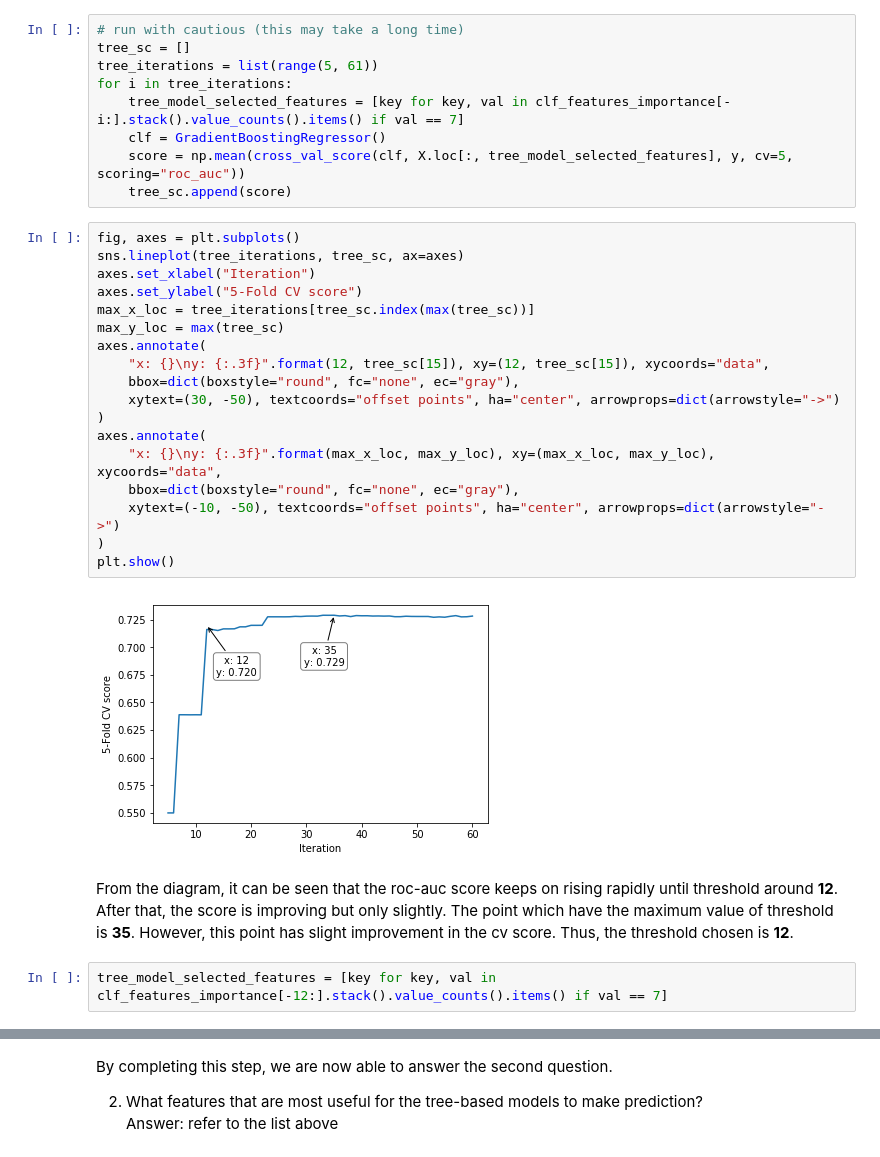
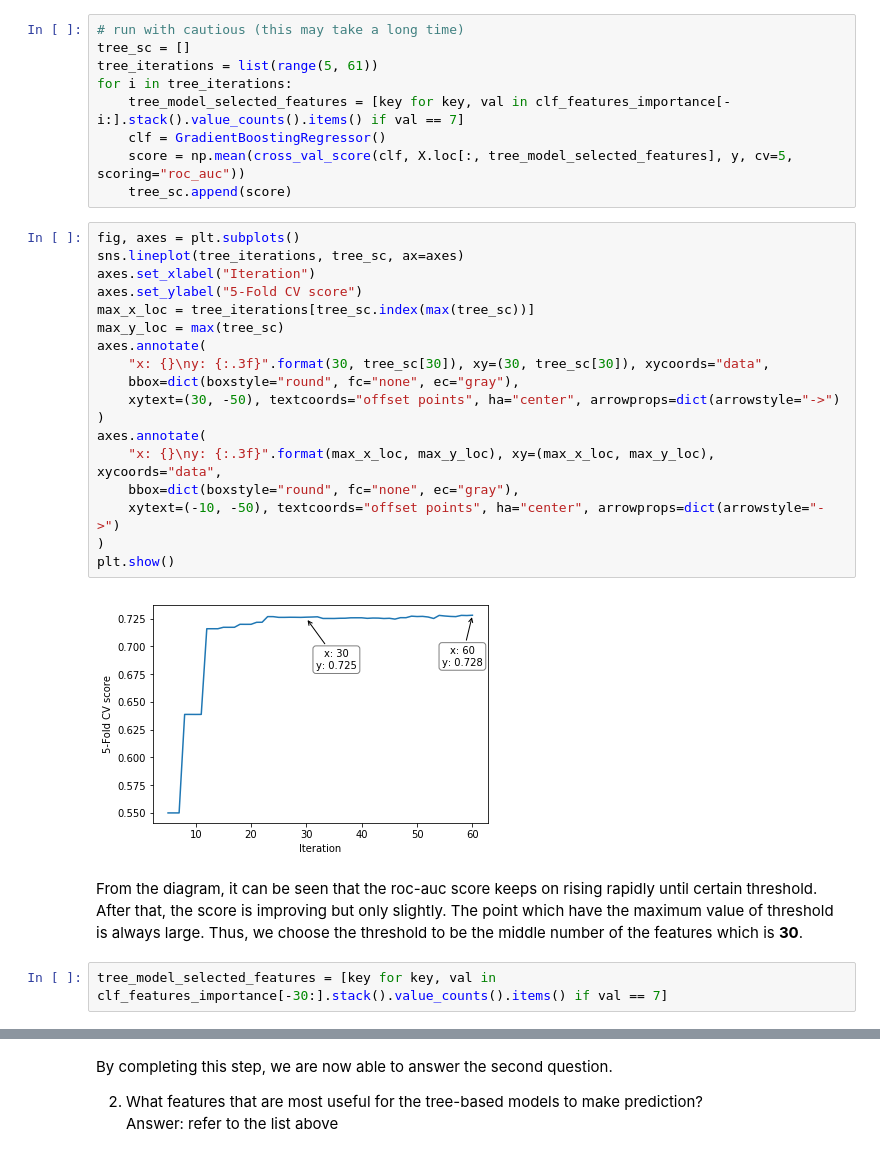
Before and after one commit to erichooi/Grab-AI-For-S.E.A., a Jupyter notebook: AI for S.E.A. (Safety Track).ipynb, the cells around one changed output, grey strips where cells are left out. Cells and saved outputs as stored; diff of their text form.

```diff
--- a/AI for S.E.A. (Safety Track).ipynb
+++ b/AI for S.E.A. (Safety Track).ipynb
@@ -377,27 +377,27 @@ for i in tree_iterations:
 # %%
 fig, axes = plt.subplots()
 sns.lineplot(tree_iterations, tree_sc, ax=axes)
 axes.set_xlabel("Iteration")
 axes.set_ylabel("5-Fold CV score")
 max_x_loc = tree_iterations[tree_sc.index(max(tree_sc))]
 max_y_loc = max(tree_sc)
 axes.annotate(
-    "x: {}\ny: {:.3f}".format(12, tree_sc[15]), xy=(12, tree_sc[15]), xycoords="data",
+    "x: {}\ny: {:.3f}".format(30, tree_sc[30]), xy=(30, tree_sc[30]), xycoords="data",
     bbox=dict(boxstyle="round", fc="none", ec="gray"),
     xytext=(30, -50), textcoords="offset points", ha="center", arrowprops=dict(arrowstyle="->")
 )
 axes.annotate(
     "x: {}\ny: {:.3f}".format(max_x_loc, max_y_loc), xy=(max_x_loc, max_y_loc), xycoords="data",
     bbox=dict(boxstyle="round", fc="none", ec="gray"),
     xytext=(-10, -50), textcoords="offset points", ha="center", arrowprops=dict(arrowstyle="->")
 )
 plt.show()
 # %% [output]
-[figure, old version]
+[figure, new version]
 # %% [markdown]
-From the diagram, it can be seen that the roc-auc score keeps on rising rapidly until threshold around **12**. After that, the score is improving but only slightly. The point which have the maximum value of threshold is **35**. However, this point has slight improvement in the cv score. Thus, the threshold chosen is **12**.
+From the diagram, it can be seen that the roc-auc score keeps on rising rapidly until certain threshold. After that, the score is improving but only slightly. The point which have the maximum value of threshold is always large. Thus, we choose the threshold to be the middle number of the features which is **30**.
 # %%
-tree_model_selected_features = [key for key, val in clf_features_importance[-12:].stack().value_counts().items() if val == 7]
+tree_model_selected_features = [key for key, val in clf_features_importance[-30:].stack().value_counts().items() if val == 7]
 # %%
 tree_model_selected_features
 # %% [output]
```
Also changed, not shown: parts of 26 cells of this notebook.
